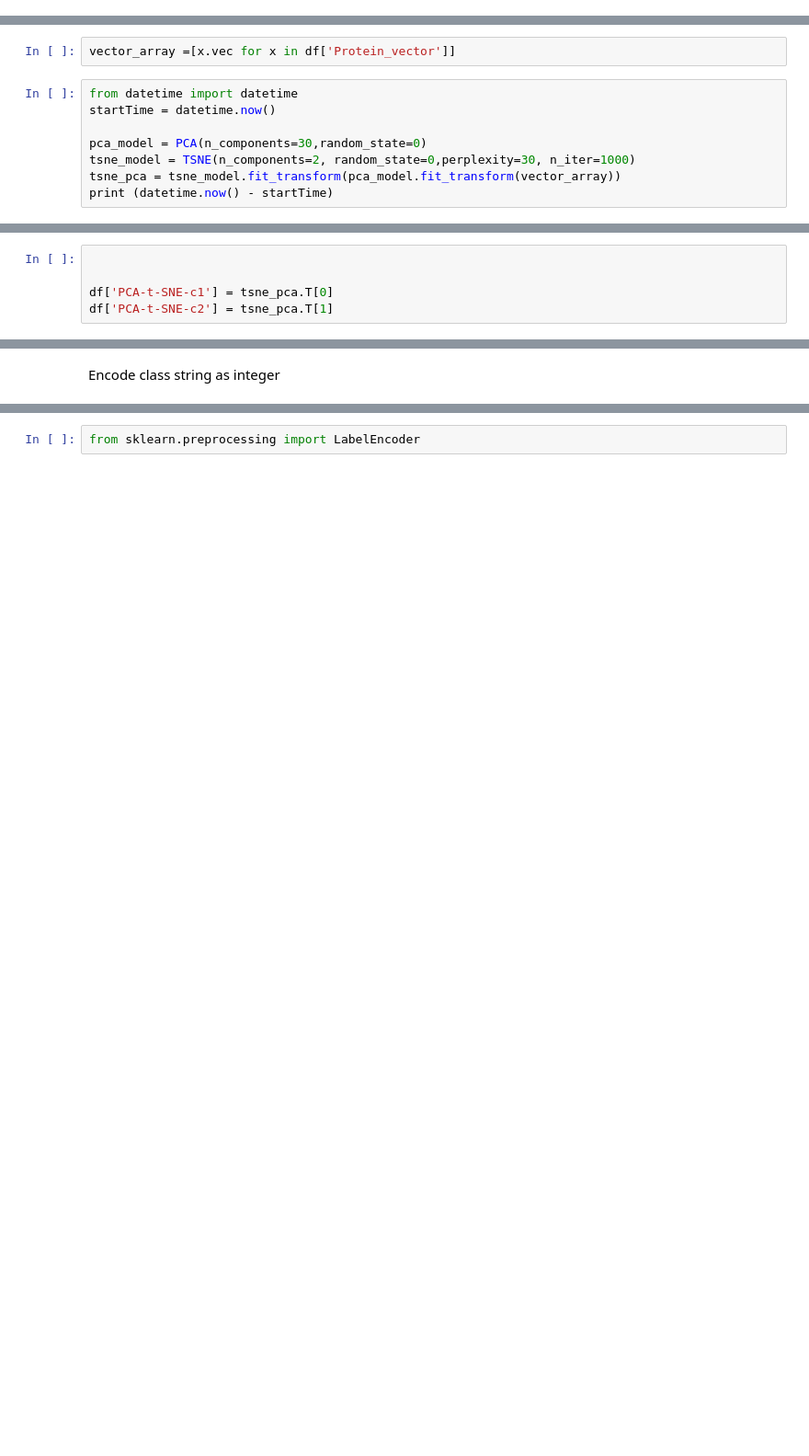
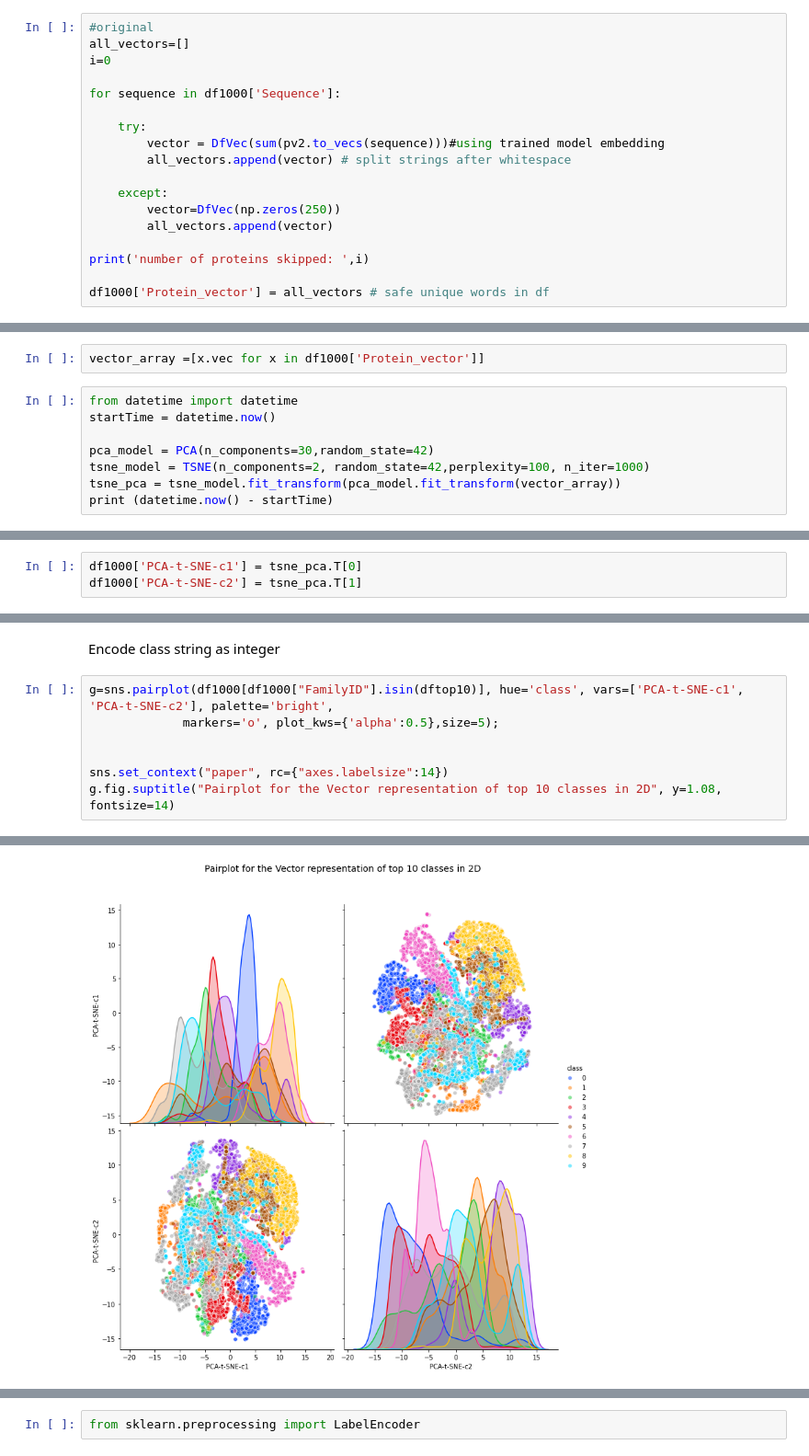
Before and after one commit to damilya99/Capstone, a Jupyter notebook: ProtVec.ipynb, the cells around one changed output, grey strips where cells are left out. Shown at 92% size. Saved outputs shown, nothing was run; the diff lists cells and outputs as text; blank space fills up the shorter version.

```diff
--- a/ProtVec.ipynb
+++ b/ProtVec.ipynb
@@ -181,0 +340,18 @@ df.head(2)
+# %%
+#original
+all_vectors=[]
+i=0
+
+for sequence in df1000['Sequence']:
+
+    try:
+        vector = DfVec(sum(pv2.to_vecs(sequence)))#using trained model embedding
+        all_vectors.append(vector) # split strings after whitespace
+
+    except:
+        vector=DfVec(np.zeros(250))
+        all_vectors.append(vector)
+
+print('number of proteins skipped: ',i)
+
+df1000['Protein_vector'] = all_vectors # safe unique words in df
@@ -211,11 +383,11 @@ Requirement already satisfied: six>=1.5 in /Users/1pc/opt/anaconda3/envs/capston
 # %%
-vector_array =[x.vec for x in df['Protein_vector']]
+vector_array =[x.vec for x in df1000['Protein_vector']]
 # %%
 from datetime import datetime
 startTime = datetime.now()
 
-pca_model = PCA(n_components=30,random_state=0)
-tsne_model = TSNE(n_components=2, random_state=0,perplexity=30, n_iter=1000)
+pca_model = PCA(n_components=30,random_state=42)
+tsne_model = TSNE(n_components=2, random_state=42,perplexity=100, n_iter=1000)
 tsne_pca = tsne_model.fit_transform(pca_model.fit_transform(vector_array))
 print (datetime.now() - startTime)
 # %% [output]
@@ -223,7 +395,5 @@ print (datetime.now() - startTime)
 # %% [markdown]
 Save result of PCA / t-SNE in dataframe
 # %%
-
-
-df['PCA-t-SNE-c1'] = tsne_pca.T[0]
-df['PCA-t-SNE-c2'] = tsne_pca.T[1]
+df1000['PCA-t-SNE-c1'] = tsne_pca.T[0]
+df1000['PCA-t-SNE-c2'] = tsne_pca.T[1]
@@ -230,2 +410,10 @@ df['PCA-t-SNE-c2'] = tsne_pca.T[1]
 # %% [markdown]
 Encode class string as integer
+# %%
+g=sns.pairplot(df1000[df1000["FamilyID"].isin(dftop10)], hue='class', vars=['PCA-t-SNE-c1', 'PCA-t-SNE-c2'], palette='bright',
+             markers='o', plot_kws={'alpha':0.5},size=5);
+
+
+sns.set_context("paper", rc={"axes.labelsize":14})
+g.fig.suptitle("Pairplot for the Vector representation of top 10 classes in 2D", y=1.08, fontsize=14)
+# %% [output]
@@ -231,0 +421 @@ Encode class string as integer
+[figure, added]
```
Also changed, not shown: parts of 87 cells of this notebook.
